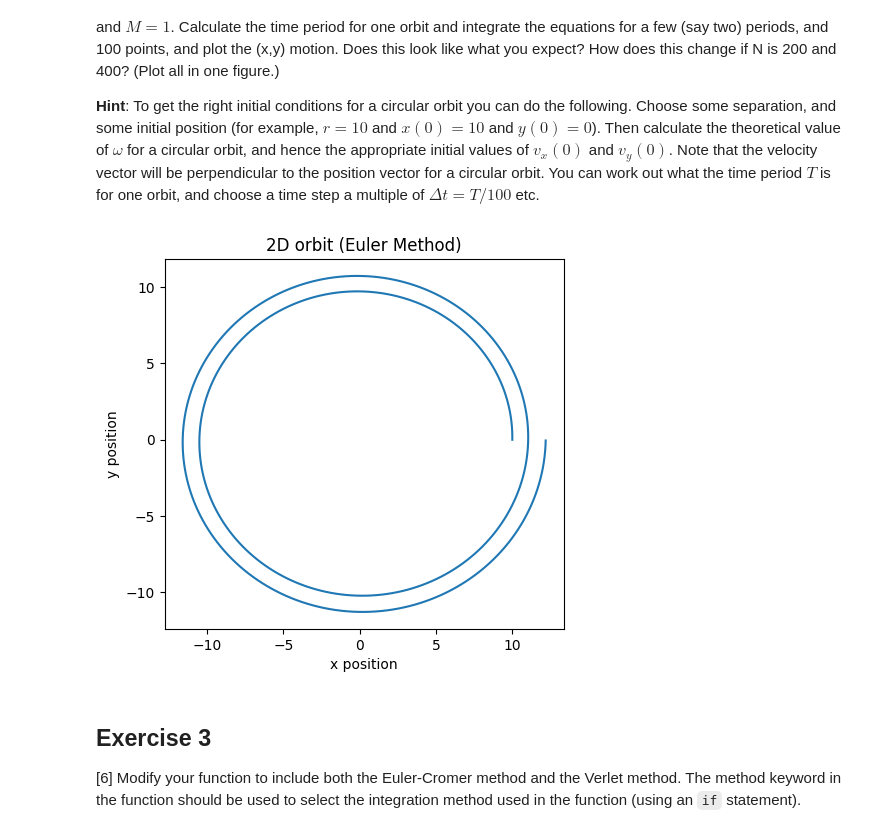
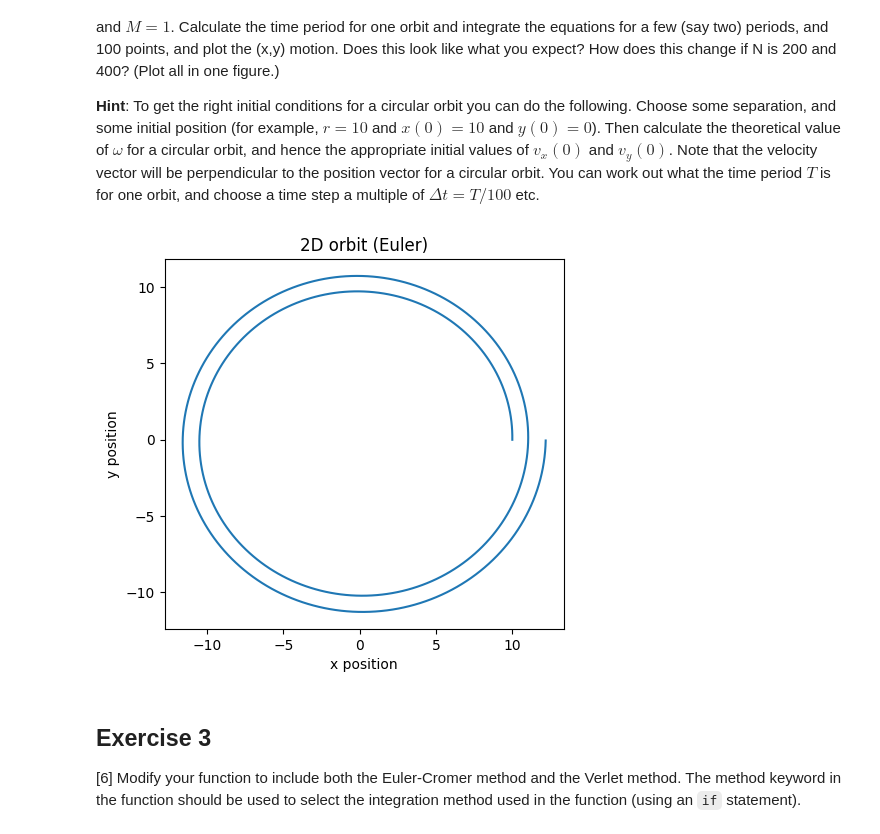
Before and after one commit to PX2145-2025/week-9-b-Finlay-Hall, a Jupyter notebook: ODEs_2.ipynb, the cells around one changed output. Cells and saved outputs as stored; diff of their text form; code cells hidden in the pictures.

```diff
--- a/ODEs_2.ipynb
+++ b/ODEs_2.ipynb
@@ -280,27 +280,27 @@ def orbit_solve (r0, v0, tmax, N, method = 'euler'):
 # %%
 r0 = [10,0] # set array for r0
 v0 = [0,0.3] # set array for v0
 r_mag = 10 # set value for r_mag
 tmax = 2*np.sqrt(4*np.pi**2*r_mag**3)
 N = 400 # number of points
 # given parameters
 G = 1
 M = 1
 
 # call the orbit_solve function and store its results
 t, r, v = orbit_solve(r0, v0, tmax, N)
 
 # plot the x and y components of the position vector
 plt.plot(r[:,0], r[:,1])
 plt.xlabel("x position")
 plt.ylabel("y position")
-plt.title("2D orbit (Euler method)")
+plt.title("2D orbit (Euler)")
 plt.gca().set_aspect('equal', adjustable='box') # to make the circular orbit look circular
 plt.show()
 
 # this is about what i expected
 # %% [output]
-[figure, old version]
+[figure, new version]
 # %% [markdown]
 ## Exercise 3
 
```
Also changed, not shown: parts of 2 cells of this notebook.
